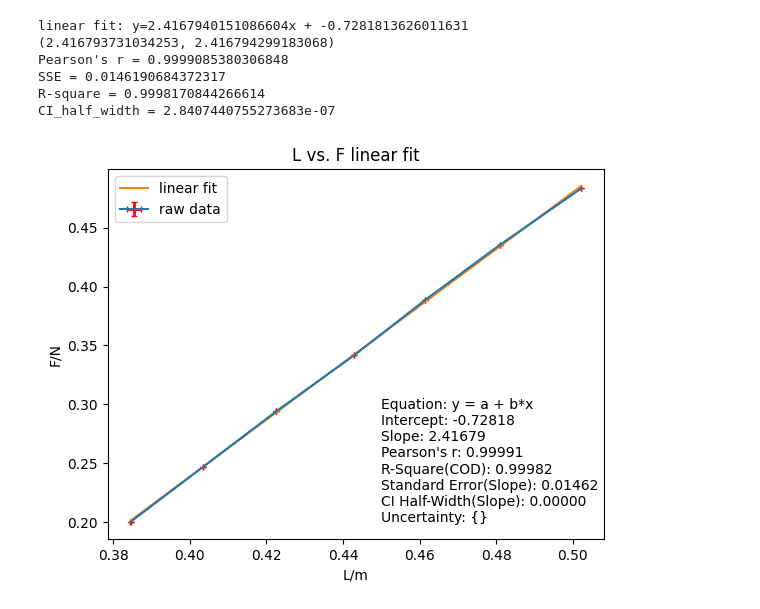
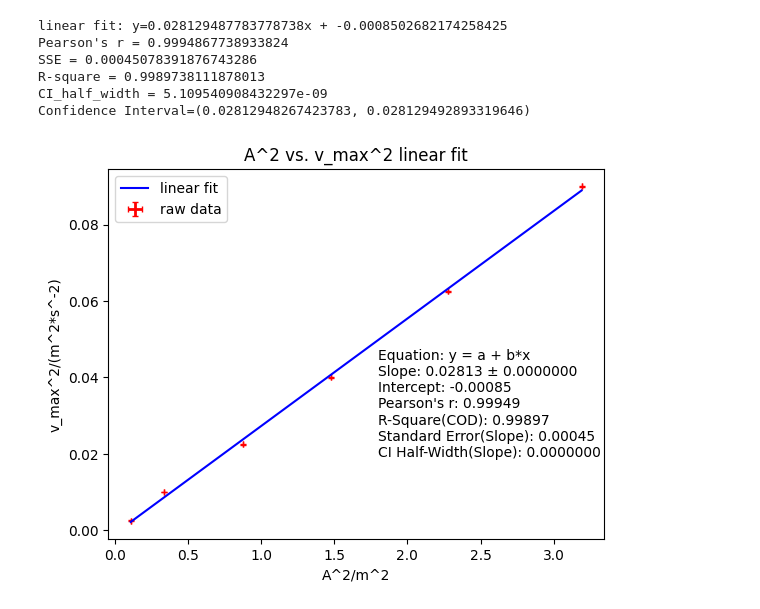
Before and after one commit to openhe-hub/python-math-utils, a Jupyter notebook: src/linear_fit.ipynb, the cells around one changed output. Saved outputs shown, nothing was run; the diff lists cells and outputs as text; code cells hidden in the pictures.

```diff
--- a/src/linear_fit.ipynb
+++ b/src/linear_fit.ipynb
@@ -6,16 +6,16 @@ import statsmodels.api as sm
 from scipy import stats
 
 config={
-    "text_x": 0.45,
-    "text_y": 0.2,
-    "title": "L vs. F linear fit",
-    "label_x": "L/m",
-    "label_y":"F/N"
+    "text_x": 1.8,
+    "text_y": 0.015,
+    "title": "A^2 vs. v_max^2 linear fit",
+    "label_x": "A^2/m^2",
+    "label_y":"v_max^2/(m^2*s^-2)"
 }
 
 def linear_fit(x,y,x_err,y_err):
     # error bar
-    plt.errorbar(x,y,y_err,x_err,fmt="",ecolor="r",elinewidth=2,capsize=2)
+    plt.errorbar(x,y,y_err,x_err,fmt="",ecolor="r",elinewidth=2,capsize=2,linestyle="")
 
     # lieanr fit
     x_train=np.array(x)
@@ -38,13 +38,13 @@ def linear_fit(x,y,x_err,y_err):
     dof = n - 2  # 自由度
     t_value = stats.t.ppf(0.975, dof)  # t分布上分位点，置信水平为95%
     confidence_interval = (slope - slope_stderr * t_value, slope + slope_stderr * t_value)
-    print(confidence_interval)
+
 
 
     # plot regression line
     x_fit=np.linspace(x[0],x[-1],10000)
     y_fit=slope*x_fit+intercept
-    plt.plot(x_fit,y_fit)
+    plt.plot(x_fit,y_fit,"b")
 
     # basic plot set
     plt.title(config["title"])
@@ -54,44 +54,45 @@ def linear_fit(x,y,x_err,y_err):
 
     # statistics
     y_pred=x_train*slope+intercept
 
     pearson_r=r_value
     sse=std_err
     r_squared=r_value**2
     ci_half_width=(confidence_interval[1]-confidence_interval[0])/2
 
     print(f"Pearson's r = {pearson_r}")
     print(f"SSE = {sse}")
     print(f"R-square = {r_squared}")
     print(f"CI_half_width = {ci_half_width}")
+    print(f"Confidence Interval={confidence_interval}")
 
     # statistics plot
     text_str="Equation: y = a + b*x\n"
+    text_str+="Slope: {0:.5f} ± {1:.7f} \n".format(slope, t_value*slope_stderr)
     text_str+="Intercept: {0:.5f}\n".format(intercept)
-    text_str+="Slope: {0:.5f}\n".format(slope)
     text_str+="Pearson's r: {0:.5f}\n".format(pearson_r)
     text_str+="R-Square(COD): {0:.5f}\n".format(r_squared)
     text_str+="Standard Error(Slope): {0:.5f}\n".format(sse)
-    text_str+="CI Half-Width(Slope): {0:.5f}\n".format(ci_half_width)
-    text_str+="Uncertainty: {}"
+    text_str+="CI Half-Width(Slope): {0:.7f}\n".format(ci_half_width)
+    # text_str+="Uncertainty: {0:.7f}".format(t_value*slope_stderr)
 
     plt.text(config["text_x"],config["text_y"],text_str)
 
 
     plt.show()
 
 
-L=[0.38450,0.40350,0.42250,0.44290,0.46150,0.48100,0.50220]
-F=[0.2,0.2469,0.2939,0.3416,0.3888,0.4356,0.4834]
-L_err=[0.00002,0.00002,0.00002,0.00002,0.00002,0.00002,0.00002]
-F_err=[0.00001,0.00001,0.00001,0.00001,0.00001,0.00001,0.00001]
+L=[0.10798,0.33778,0.87286,1.47958,2.27968,3.19108]
+F=[0.0025,0.01,0.0225,0.04,0.0625,0.09]
+L_err=[0.00001,0.00001,0.00001,0.00001,0.00001,0.00001]
+F_err=[0.0001,0.0001,0.0001,0.0001,0.0001,0.0001]
 
 linear_fit(L,F,L_err,F_err)
 # %% [output]
-linear fit: y=2.4167940151086604x + -0.7281813626011631
-(2.416793731034253, 2.416794299183068)
-Pearson's r = 0.9999085380306848
-SSE = 0.0146190684372317
-R-square = 0.9998170844266614
-CI_half_width = 2.8407440755273683e-07
+linear fit: y=0.028129487783778738x + -0.0008502682174258425
+Pearson's r = 0.9994867738933824
+SSE = 0.00045078391876743286
+R-square = 0.9989738111878013
+CI_half_width = 5.109540908432297e-09
+Confidence Interval=(0.02812948267423783, 0.028129492893319646)
-[figure, old version]
+[figure, new version]
```
Also changed, not shown: parts of 1 cell of this notebook.
